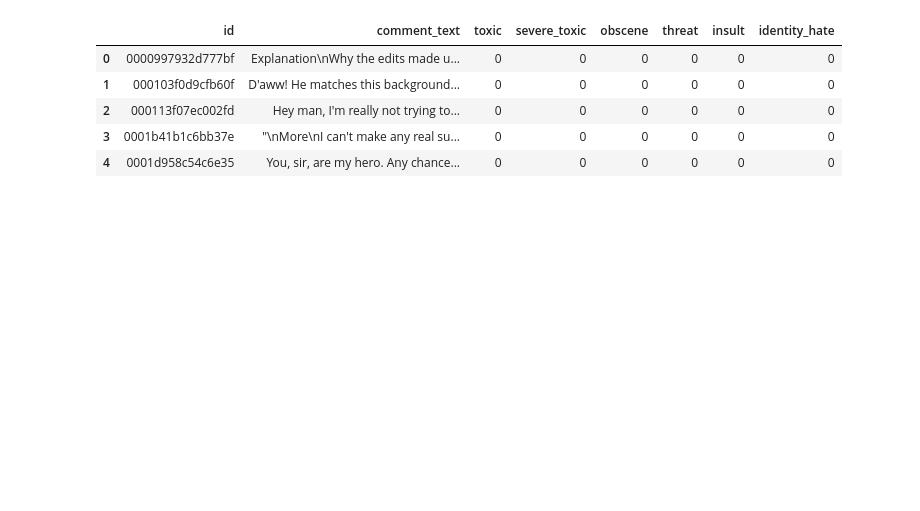
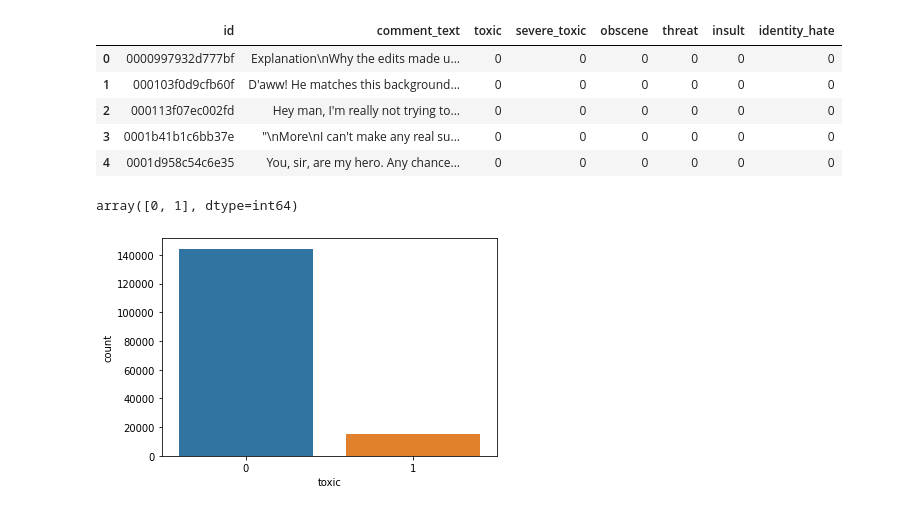
Before and after one commit to SoyabulIslamLincoln/NLP-Toxic-Comment-Classification, a Jupyter notebook: notebooks/Toxic-Comment-Classification.ipynb, the cells around one changed output. Cells and saved outputs as stored; diff of their text form; code cells hidden in the pictures; blank space fills up the shorter version.

```diff
--- a/notebooks/Toxic-Comment-Classification.ipynb
+++ b/notebooks/Toxic-Comment-Classification.ipynb
@@ -13,3 +24,11 @@ train.head()
 | 2 | 000113f07ec002fd | Hey man, I'm really not trying to... | 0 | 0 | 0 | 0 | 0 | 0 |
 | 3 | 0001b41b1c6bb37e | "\nMore\nI can't make any real su... | 0 | 0 | 0 | 0 | 0 | 0 |
 | 4 | 0001d958c54c6e35 | You, sir, are my hero. Any chance... | 0 | 0 | 0 | 0 | 0 | 0 |
+# %%
+train['toxic'].unique()
+# %% [output]
+array([0, 1], dtype=int64)
+# %%
+_ = sns.countplot(train['toxic'])
+# %% [output]
+[figure, added]
```
Also changed, not shown: parts of 22 cells of this notebook.
